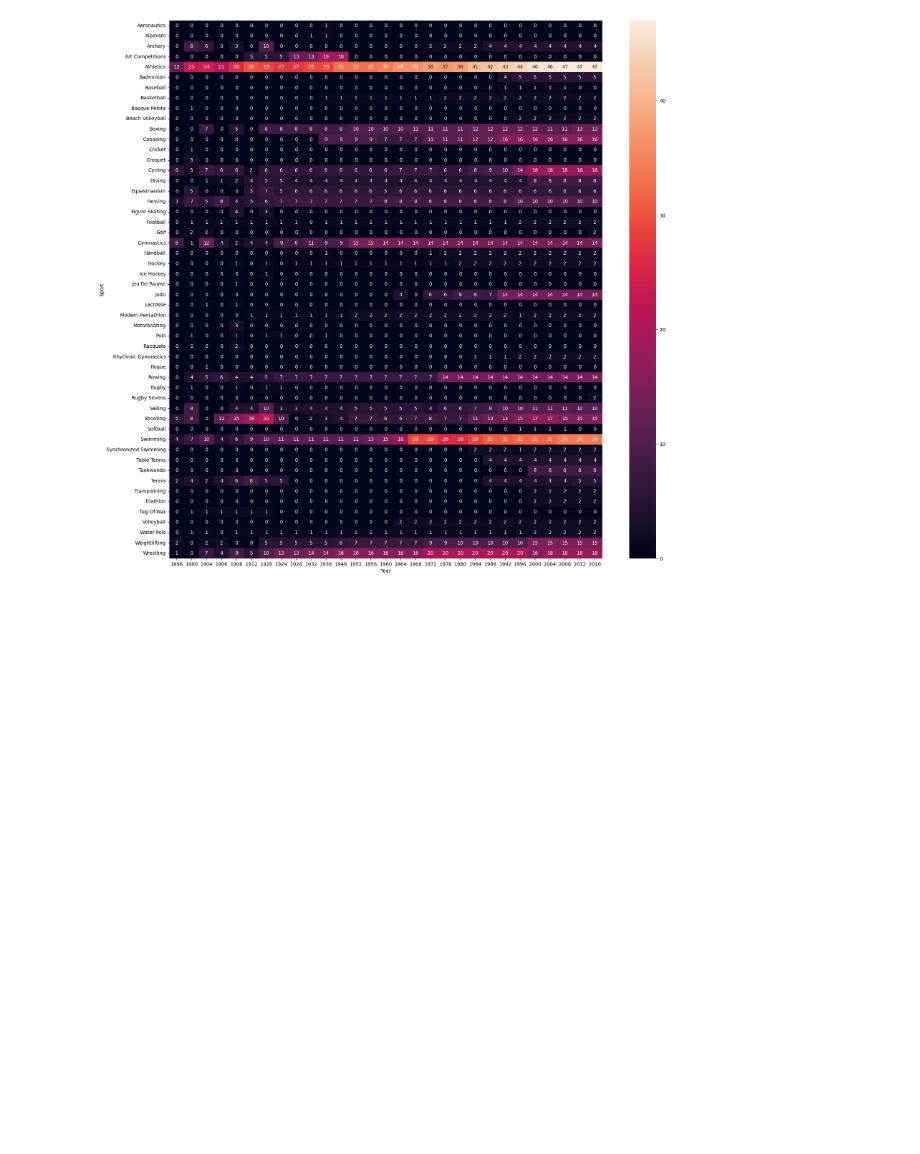
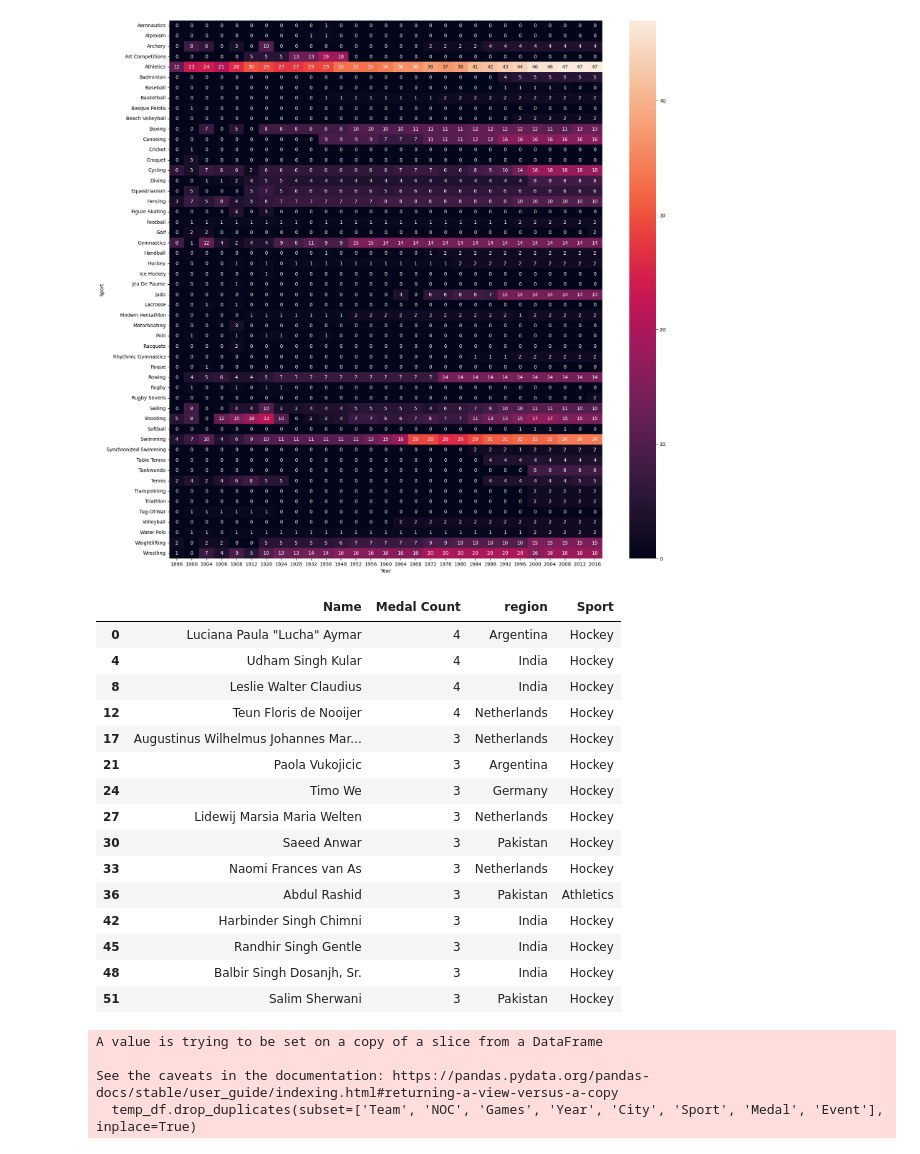
Before and after one commit to shreeharshshinde/olympic-analysis, a Jupyter notebook: olympic-analysis.ipynb, the cells around one changed output. Drawn from its saved outputs; the diff is of its cells as text; code cells hidden in the pictures; blank space fills up the shorter version.

Commit message:
country wise analysis

```diff
--- a/olympic-analysis.ipynb
+++ b/olympic-analysis.ipynb
@@ -349,3 +349,43 @@ sns.heatmap(x.pivot_table(index='Sport', columns='Year', values='Event', aggfunc
 # %% [output]
 <Axes: xlabel='Year', ylabel='Sport'>
 [figure]
+# %%
+def most_successful(df, sport):
+    temp_df = df.dropna(subset=['Medal'])
+
+    if sport != 'overall':
+        temp_df = temp_df[temp_df['Sport'] == sport]
+
+    top_athletes = temp_df['Name'].value_counts().reset_index().head(15)
+    top_athletes.columns = ['Name', 'Medal Count']
+
+    merged = top_athletes.merge(df, on='Name', how='left')[['Name', 'Medal Count', 'region', 'Sport']].drop_duplicates('Name')
+
+    return merged
+# %%
+most_successful(df, 'Hockey')
+# %% [output]
+|  | Name | Medal Count | region | Sport |
+| 0 | Luciana Paula "Lucha" Aymar | 4 | Argentina | Hockey |
+| 4 | Udham Singh Kular | 4 | India | Hockey |
+| 8 | Leslie Walter Claudius | 4 | India | Hockey |
+| 12 | Teun Floris de Nooijer | 4 | Netherlands | Hockey |
+| 17 | Augustinus Wilhelmus Johannes Mar... | 3 | Netherlands | Hockey |
+| 21 | Paola Vukojicic | 3 | Argentina | Hockey |
+| 24 | Timo We | 3 | Germany | Hockey |
+| 27 | Lidewij Marsia Maria Welten | 3 | Netherlands | Hockey |
+| 30 | Saeed Anwar | 3 | Pakistan | Hockey |
+| 33 | Naomi Frances van As | 3 | Netherlands | Hockey |
+| 36 | Abdul Rashid | 3 | Pakistan | Athletics |
+| 42 | Harbinder Singh Chimni | 3 | India | Hockey |
+| 45 | Randhir Singh Gentle | 3 | India | Hockey |
+| 48 | Balbir Singh Dosanjh, Sr. | 3 | India | Hockey |
+| 51 | Salim Sherwani | 3 | Pakistan | Hockey |
+# %%
+temp_df = df.dropna(subset=['Medal'])
+temp_df.drop_duplicates(subset=['Team', 'NOC', 'Games', 'Year', 'City', 'Sport', 'Medal', 'Event'], inplace=True)
+# %% [output]
+A value is trying to be set on a copy of a slice from a DataFrame
+
+See the caveats in the documentation: https://pandas.pydata.org/pandas-docs/stable/user_guide/indexing.html#returning-a-view-versus-a-copy
+  temp_df.drop_duplicates(subset=['Team', 'NOC', 'Games', 'Year', 'City', 'Sport', 'Medal', 'Event'], inplace=True)
```
Also changed, not shown: parts of 2 cells of this notebook, 2 other files.
